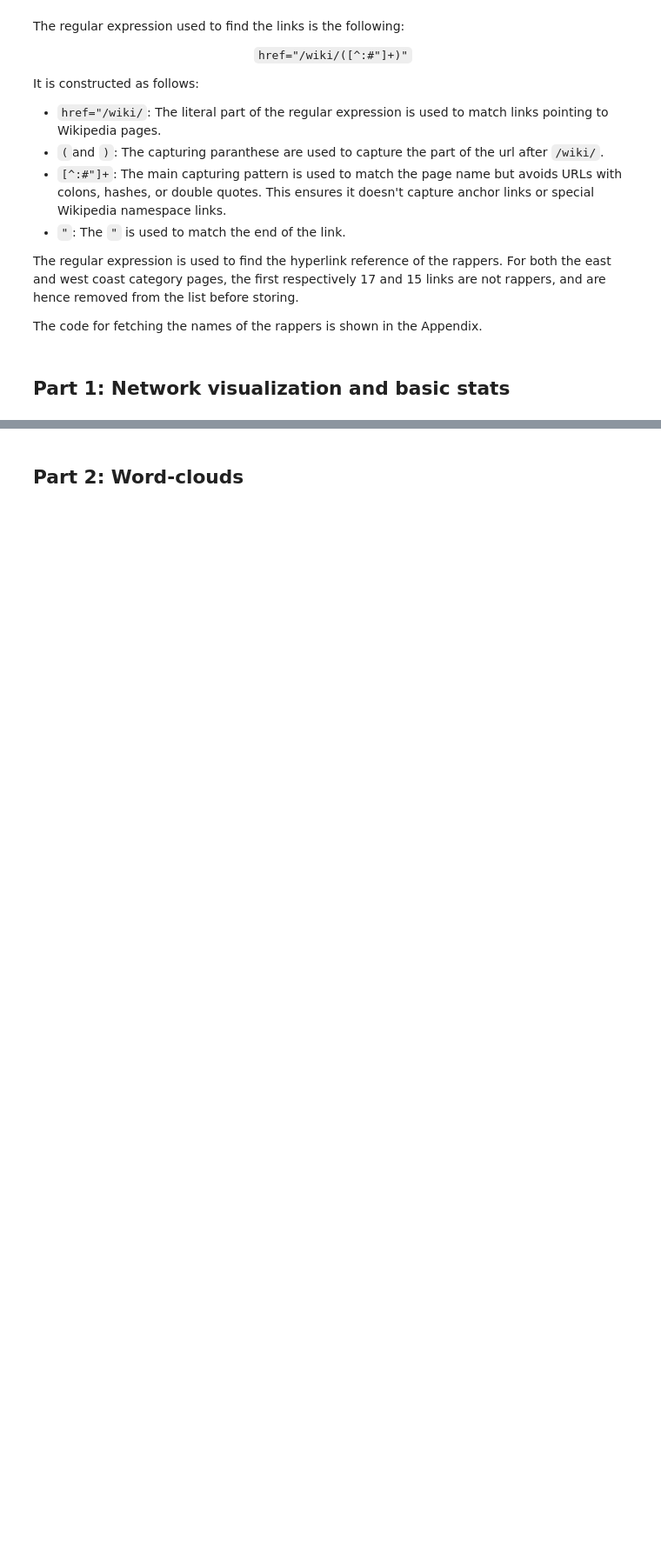
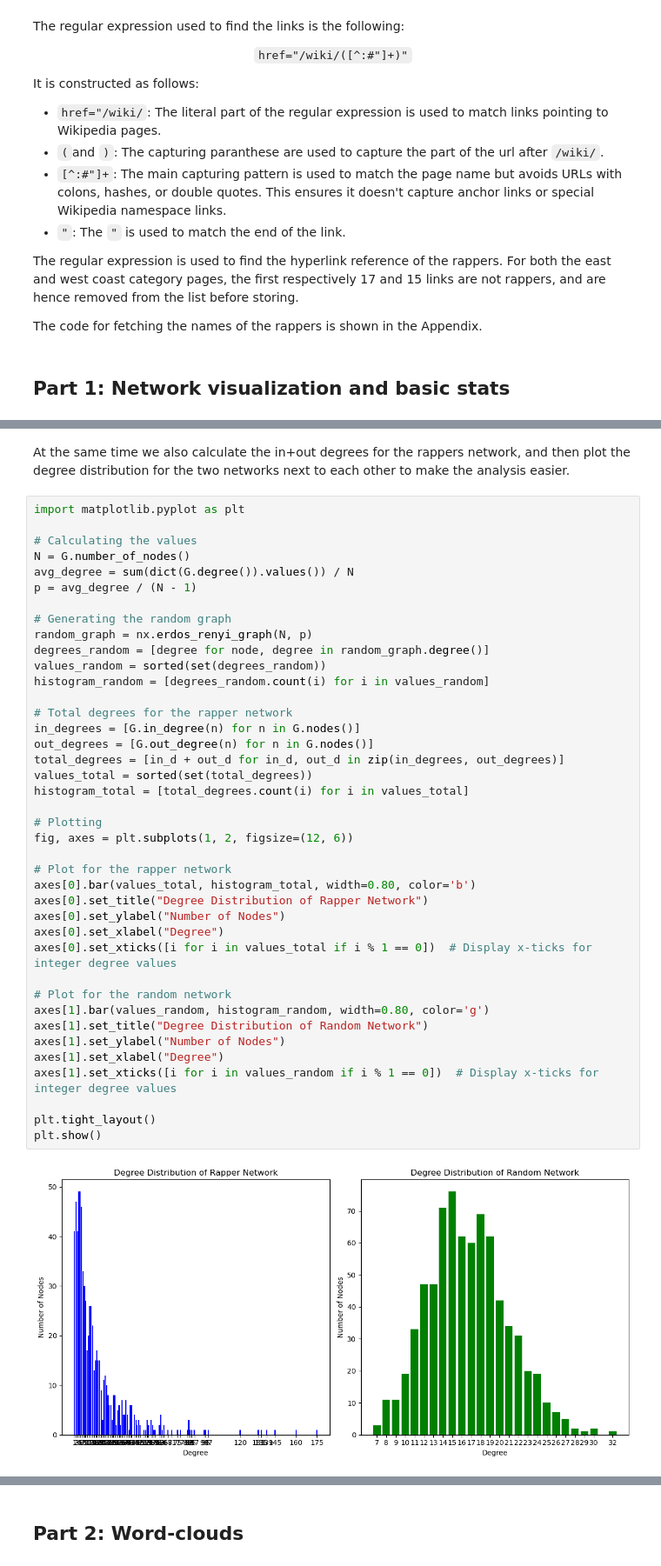
Before and after one commit to Agentroi/socialegraphs23, a Jupyter notebook: assignments/Assignment2Final.ipynb, the cells around one changed output, grey strips where cells are left out. Shown at 87% size. Cells and saved outputs as stored; diff of their text form; blank space fills up the shorter version.

```diff
--- a/assignments/Assignment2Final.ipynb
+++ b/assignments/Assignment2Final.ipynb
@@ -103,0 +294,44 @@ print(len(nx.edges(G)))
+# %% [markdown]
+At the same time we also calculate the in+out degrees for the rappers network, and then plot the degree distribution for the two networks next to each other to make the analysis easier.
+# %%
+import matplotlib.pyplot as plt
+
+# Calculating the values
+N = G.number_of_nodes()
+avg_degree = sum(dict(G.degree()).values()) / N
+p = avg_degree / (N - 1)
+
+# Generating the random graph
+random_graph = nx.erdos_renyi_graph(N, p)
+degrees_random = [degree for node, degree in random_graph.degree()]
+values_random = sorted(set(degrees_random))
+histogram_random = [degrees_random.count(i) for i in values_random]
+
+# Total degrees for the rapper network
+in_degrees = [G.in_degree(n) for n in G.nodes()]
+out_degrees = [G.out_degree(n) for n in G.nodes()]
+total_degrees = [in_d + out_d for in_d, out_d in zip(in_degrees, out_degrees)]
+values_total = sorted(set(total_degrees))
+histogram_total = [total_degrees.count(i) for i in values_total]
+
+# Plotting
+fig, axes = plt.subplots(1, 2, figsize=(12, 6))
+
+# Plot for the rapper network
+axes[0].bar(values_total, histogram_total, width=0.80, color='b')
+axes[0].set_title("Degree Distribution of Rapper Network")
+axes[0].set_ylabel("Number of Nodes")
+axes[0].set_xlabel("Degree")
+axes[0].set_xticks([i for i in values_total if i % 1 == 0])  # Display x-ticks for integer degree values
+
+# Plot for the random network
+axes[1].bar(values_random, histogram_random, width=0.80, color='g')
+axes[1].set_title("Degree Distribution of Random Network")
+axes[1].set_ylabel("Number of Nodes")
+axes[1].set_xlabel("Degree")
+axes[1].set_xticks([i for i in values_random if i % 1 == 0])  # Display x-ticks for integer degree values
+
+plt.tight_layout()
+plt.show()
+# %% [output]
+[figure, added]
```
Also changed, not shown: parts of 58 cells of this notebook.
